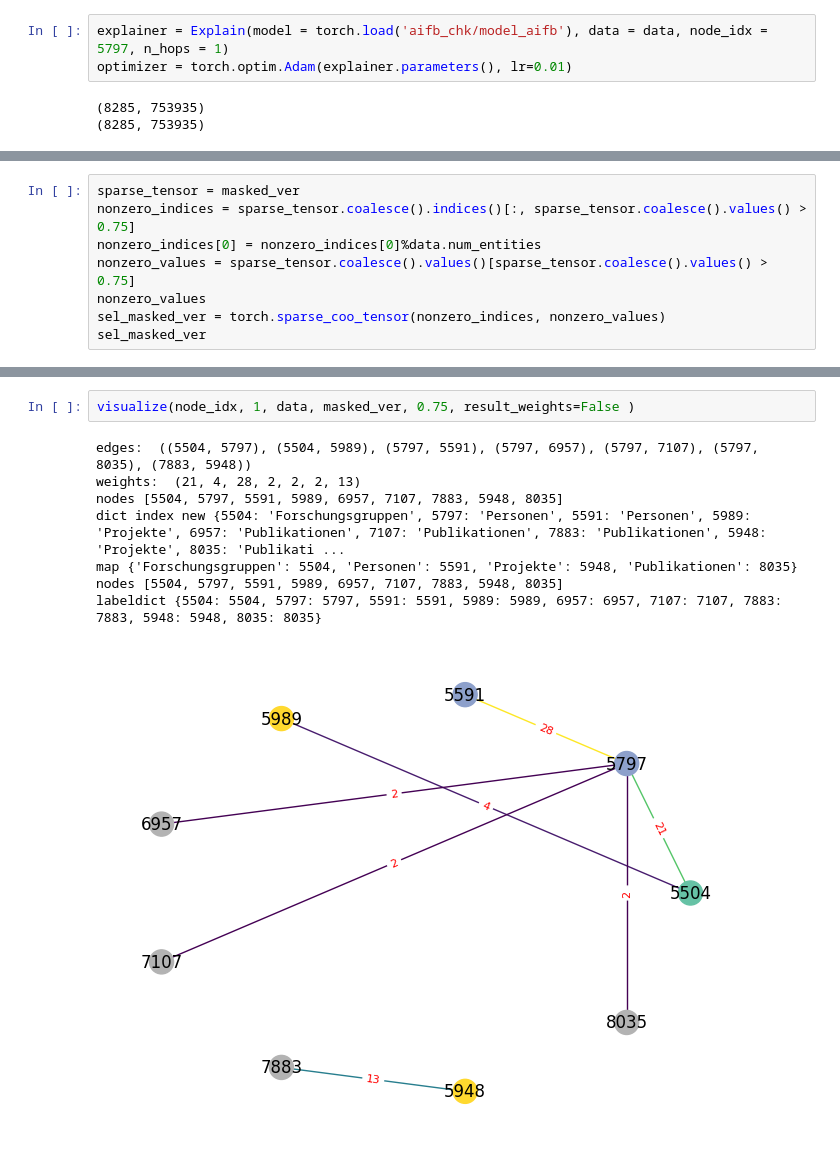
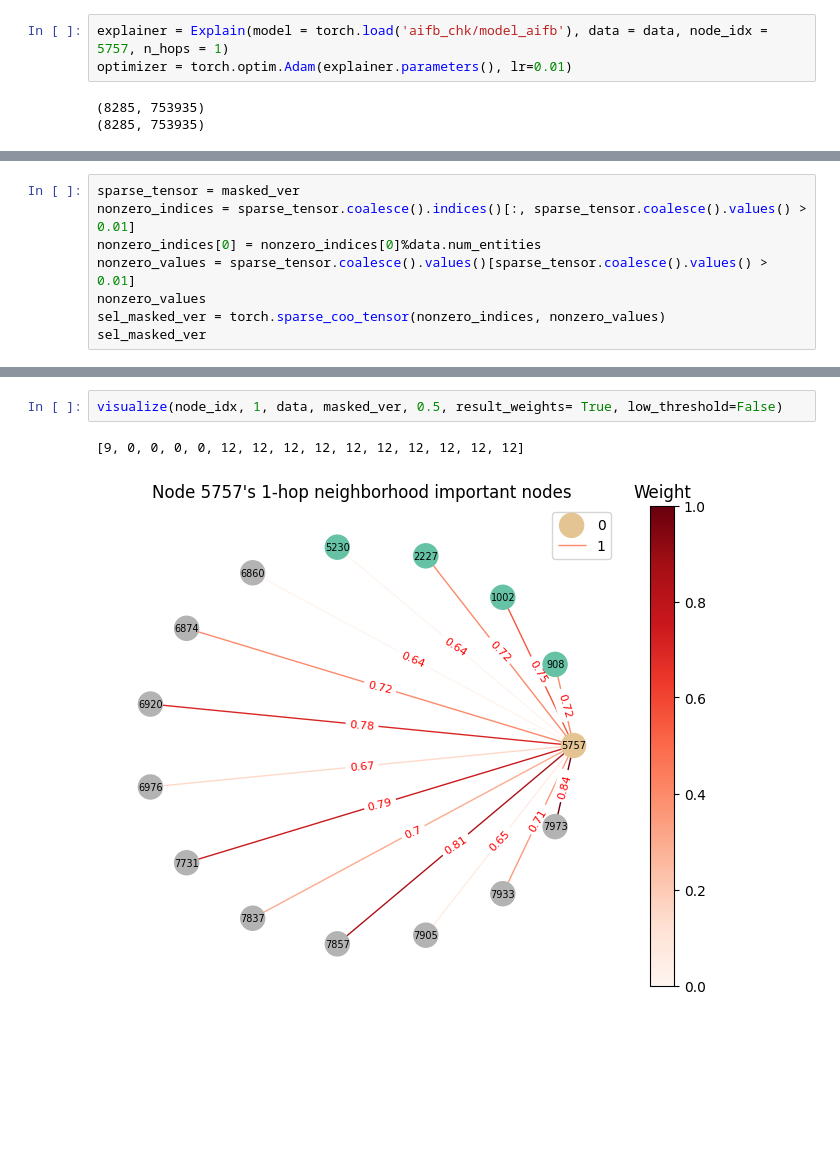
Before and after one commit to traopia/RGCN-Explainer, a Jupyter notebook: RGCN_explainer.ipynb, the cells around one changed output, grey strips where cells are left out. Drawn from its saved outputs; the diff is of its cells as text; blank space fills up the shorter version.

Commit message:
visualization

```diff
--- a/RGCN_explainer.ipynb
+++ b/RGCN_explainer.ipynb
@@ -692,7 +748,7 @@ class Explain(nn.Module):
         #pred_label = torch.argmax(self.pred_label[self.neighbors], dim=1)
         return self.neighbors,self.n_hops, self.node_idx
 # %%
-explainer = Explain(model = torch.load('aifb_chk/model_aifb'), data = data, node_idx = 5797, n_hops = 1)
+explainer = Explain(model = torch.load('aifb_chk/model_aifb'), data = data, node_idx = 5757, n_hops = 1)
 optimizer = torch.optim.Adam(explainer.parameters(), lr=0.01)
 # %% [output]
 (8285, 753935)
@@ -909,8 +1010,8 @@ len(neighbors)
 # %%
 sparse_tensor = masked_ver
-nonzero_indices = sparse_tensor.coalesce().indices()[:, sparse_tensor.coalesce().values() > 0.75]
+nonzero_indices = sparse_tensor.coalesce().indices()[:, sparse_tensor.coalesce().values() > 0.01]
 nonzero_indices[0] = nonzero_indices[0]%data.num_entities
-nonzero_values = sparse_tensor.coalesce().values()[sparse_tensor.coalesce().values() > 0.75]
+nonzero_values = sparse_tensor.coalesce().values()[sparse_tensor.coalesce().values() > 0.01]
 nonzero_values
 sel_masked_ver = torch.sparse_coo_tensor(nonzero_indices, nonzero_values)
 sel_masked_ver
@@ -1195,13 +1183,7 @@ def visualize(node_idx, n_hop, data, masked_ver,threshold, result_weights=False
 
     plt.show()
 # %%
-visualize(node_idx, 1, data, masked_ver, 0.75, result_weights=False )
+visualize(node_idx, 1, data, masked_ver, 0.5, result_weights= True, low_threshold=False)
 # %% [output]
-edges:  ((5504, 5797), (5504, 5989), (5797, 5591), (5797, 6957), (5797, 7107), (5797, 8035), (7883, 5948))
-weights:  (21, 4, 28, 2, 2, 2, 13)
-nodes [5504, 5797, 5591, 5989, 6957, 7107, 7883, 5948, 8035]
-dict index new {5504: 'Forschungsgruppen', 5797: 'Personen', 5591: 'Personen', 5989: 'Projekte', 6957: 'Publikationen', 7107: 'Publikationen', 7883: 'Publikationen', 5948: 'Projekte', 8035: 'Publikati ...
-map {'Forschungsgruppen': 5504, 'Personen': 5591, 'Projekte': 5948, 'Publikationen': 8035}
-nodes [5504, 5797, 5591, 5989, 6957, 7107, 7883, 5948, 8035]
-labeldict {5504: 5504, 5797: 5797, 5591: 5591, 5989: 5989, 6957: 6957, 7107: 7107, 7883: 7883, 5948: 5948, 8035: 8035}
+[9, 0, 0, 0, 0, 12, 12, 12, 12, 12, 12, 12, 12, 12, 12]
-[figure, old version]
+[figure, new version]
```
Also changed, not shown: parts of 40 cells of this notebook, 20 other files.
